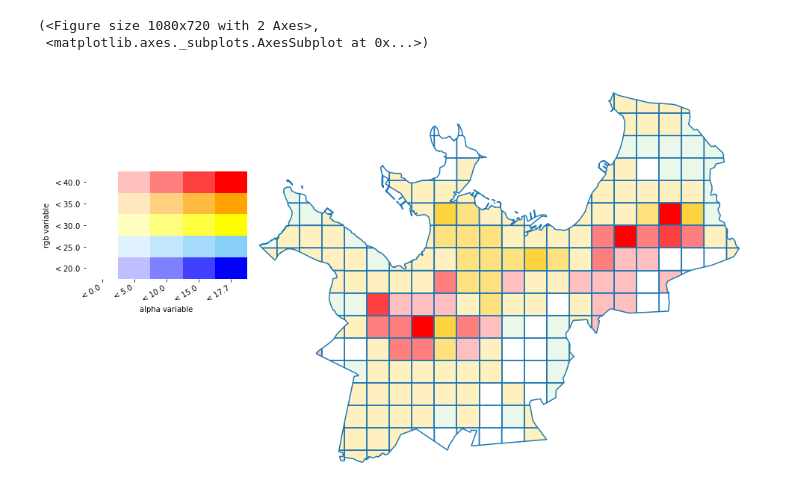
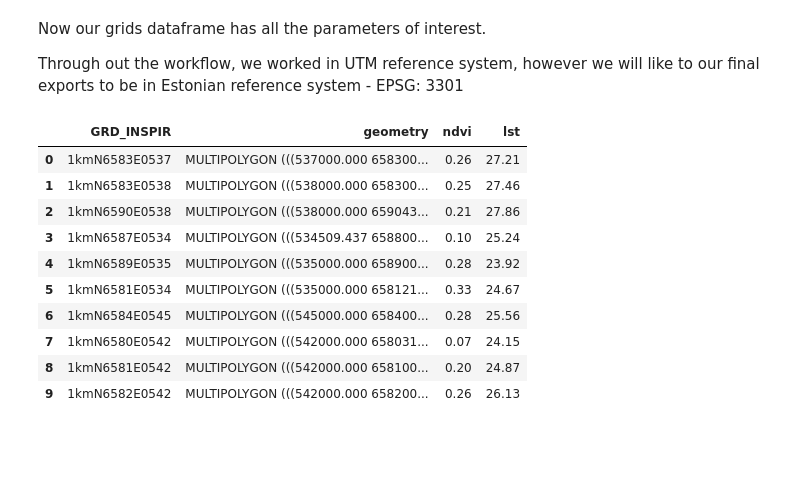
Before and after one commit to LandscapeGeoinformatics/EGU_2021_lgeo_workshops, a Jupyter notebook: SC5.2/EGU_workshop_sc52.ipynb, the cells around one changed output. Saved outputs shown, nothing was run; the diff lists cells and outputs as text; code cells hidden in the pictures; blank space fills up the shorter version.

```diff
--- a/SC5.2/EGU_workshop_sc52.ipynb
+++ b/SC5.2/EGU_workshop_sc52.ipynb
@@ -336,11 +560,4 @@ y = grids['pop'].values
-# %%
-fig = plt.figure(figsize=(15,10))
-ax = fig.add_subplot(111)
-
-grids.boundary.plot(ax=ax)
-vba_choropleth(x, y, grids, rgb_mapclassify=dict(classifier='user_defined',bins=[20,25,30,35,40]), cmap=lst_cmap,
-                   alpha_mapclassify=dict(classifier='user_defined',bins=np.arange(0,18000,5000).tolist()),ax=ax,legend=True)
-# %% [output]
-(<Figure size 1080x720 with 2 Axes>,
- <matplotlib.axes._subplots.AxesSubplot at 0x...>)
-[figure, removed]
+# %% [markdown]
+Now our grids dataframe has all the parameters of interest.
+
+Through out the workflow, we worked in UTM reference system, however we will like to our final exports to be in Estonian reference system - EPSG: 3301
@@ -346,0 +566,16 @@ vba_choropleth(x, y, grids, rgb_mapclassify=dict(classifier='user_defined',bins=
+# %%
+#Quick look at our grid data
+
+grids.head(10)
+# %% [output]
+|  | GRD_INSPIR | geometry | ndvi | lst |
+| 0 | 1kmN6583E0537 | MULTIPOLYGON (((537000.000 658300... | 0.26 | 27.21 |
+| 1 | 1kmN6583E0538 | MULTIPOLYGON (((538000.000 658300... | 0.25 | 27.46 |
+| 2 | 1kmN6590E0538 | MULTIPOLYGON (((538000.000 659043... | 0.21 | 27.86 |
+| 3 | 1kmN6587E0534 | MULTIPOLYGON (((534509.437 658800... | 0.10 | 25.24 |
+| 4 | 1kmN6589E0535 | MULTIPOLYGON (((535000.000 658900... | 0.28 | 23.92 |
+| 5 | 1kmN6581E0534 | MULTIPOLYGON (((535000.000 658121... | 0.33 | 24.67 |
+| 6 | 1kmN6584E0545 | MULTIPOLYGON (((545000.000 658400... | 0.28 | 25.56 |
+| 7 | 1kmN6580E0542 | MULTIPOLYGON (((542000.000 658031... | 0.07 | 24.15 |
+| 8 | 1kmN6581E0542 | MULTIPOLYGON (((542000.000 658100... | 0.20 | 24.87 |
+| 9 | 1kmN6582E0542 | MULTIPOLYGON (((542000.000 658200... | 0.26 | 26.13 |
```
Also changed, not shown: parts of 64 cells of this notebook.
